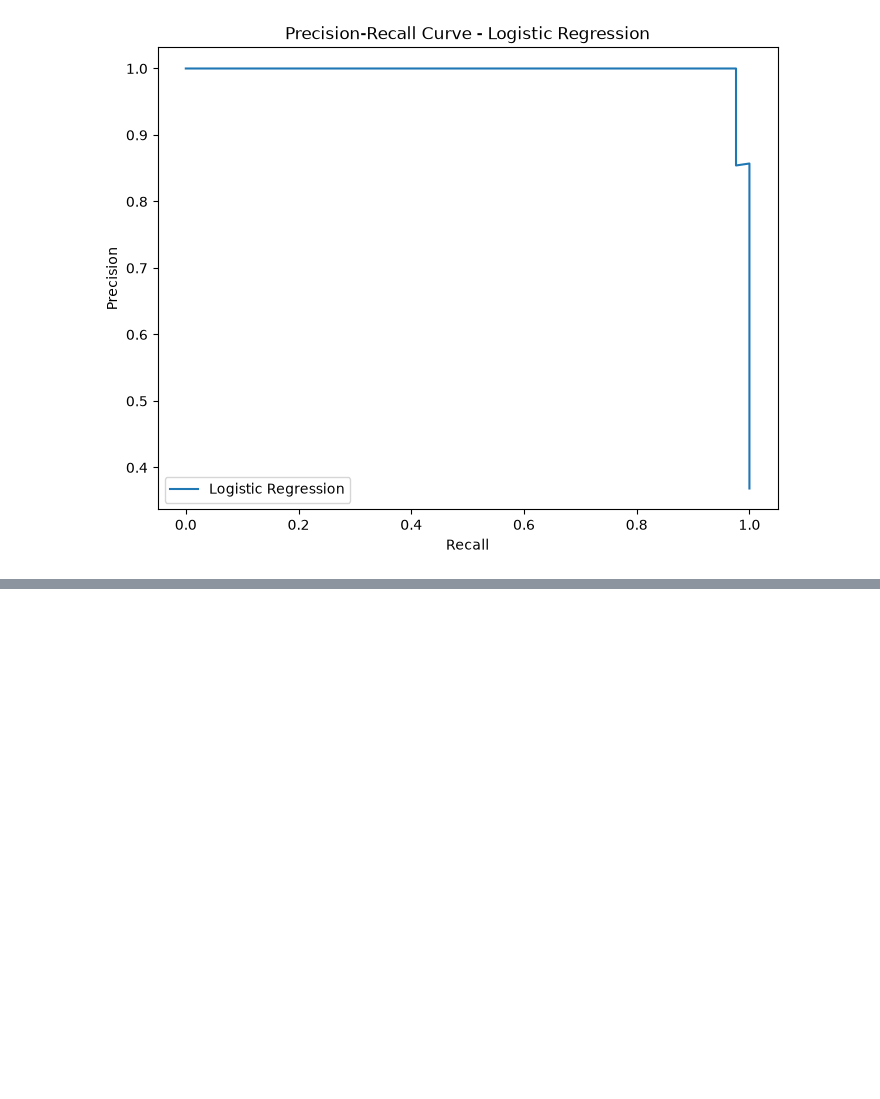
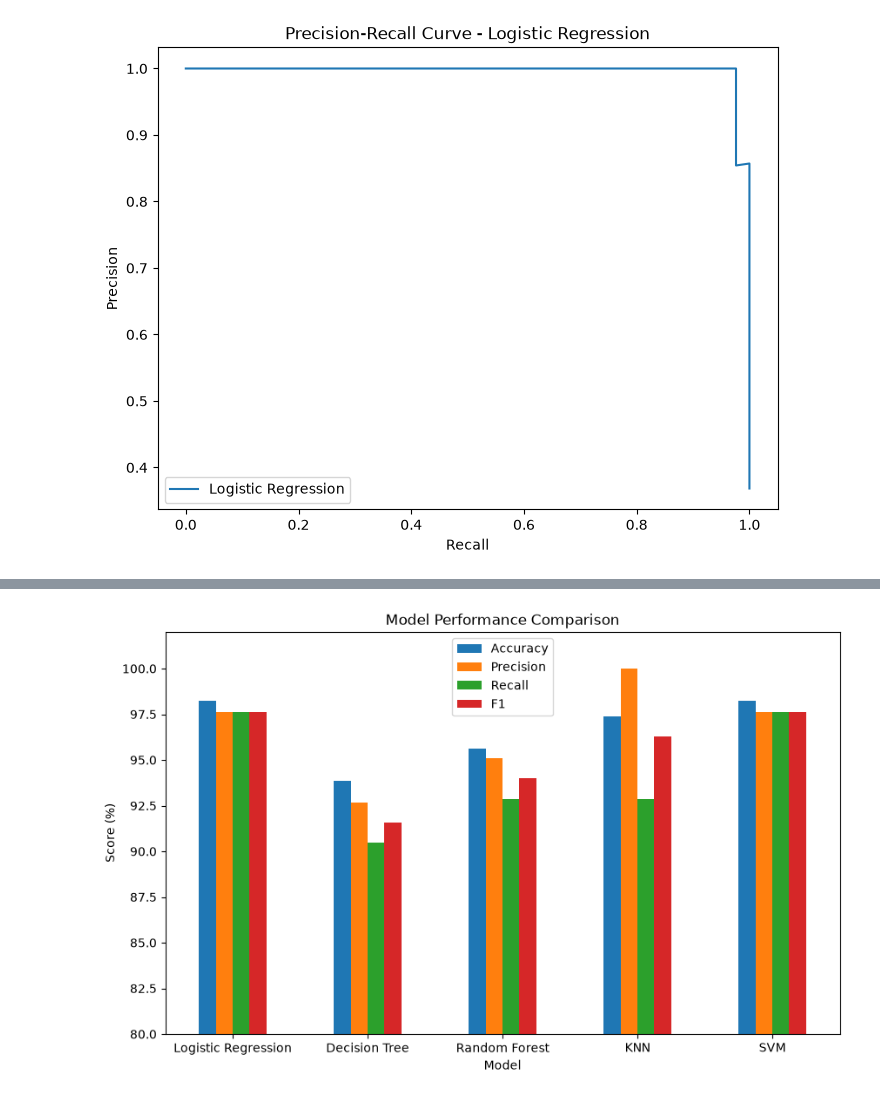
Before and after one commit to Ravi-Ratna-66/RAGForge, a Jupyter notebook: notebooks/11_model_evaluation.ipynb, the cells around one changed output, grey strips where cells are left out. Cells and saved outputs as stored; diff of their text form; code cells hidden in the pictures; blank space fills up the shorter version.

Commit message:
final model_evalution

```diff
--- a/notebooks/11_model_evaluation.ipynb
+++ b/notebooks/11_model_evaluation.ipynb
@@ -372,0 +383,19 @@ plt.show()
+# %%
+from sklearn.metrics import average_precision_score
+
+ap_scores = {}
+
+for name, model in models.items():
+
+    probabilities = model.predict_proba(X_test)
+
+    malignant_proba = probabilities[:, 0]
+
+    ap = average_precision_score(
+        y_test_malignant,
+        malignant_proba
+    )
+
+    ap_scores[name] = ap
+
+    print(f"{name}: Average Precision = {ap:.4f}")
@@ -372,0 +469,9 @@ plt.show()
+# %%
+import pandas as pd
+
+results_df = pd.DataFrame(results)
+results_df.iloc[:, 1:] = results_df.iloc[:, 1:] * 100
+
+results_df = results_df.round(2)
+
+print(results_df)
@@ -372,0 +492,18 @@ plt.show()
+# %%
+import matplotlib.pyplot as plt
+
+metrics = ["Accuracy", "Precision", "Recall", "F1"]
+
+results_df.set_index("Model")[metrics].plot(
+    kind="bar",
+    figsize=(10, 6)
+)
+
+plt.ylabel("Score (%)")
+plt.title("Model Performance Comparison")
+plt.ylim(80, 102)
+plt.xticks(rotation=0)
+plt.legend()
+plt.show()
+# %% [output]
+[figure, added]
```
Also changed, not shown: parts of 7 cells of this notebook, 2 other files.
